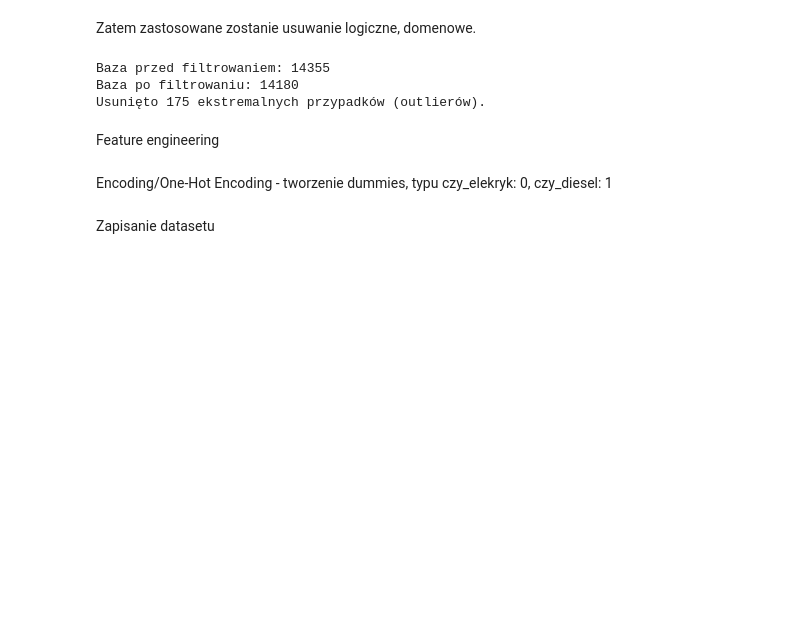
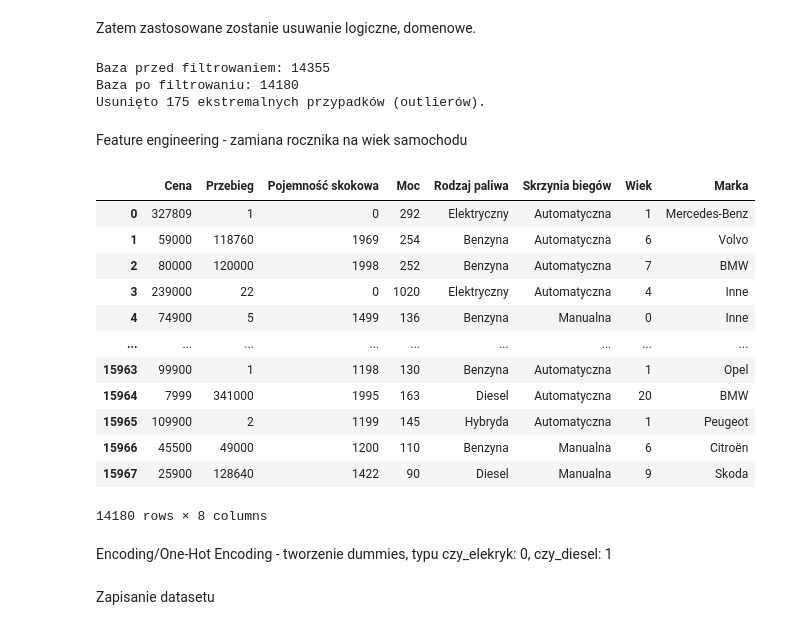
Before and after one commit to szymon-muszynski/car-price-predictor, a Jupyter notebook: data_cleaning.ipynb, the cells around one changed output. Cells and saved outputs as stored; diff of their text form; code cells hidden in the pictures; blank space fills up the shorter version.

```diff
--- a/data_cleaning.ipynb
+++ b/data_cleaning.ipynb
@@ -207,6 +207,32 @@ Baza przed filtrowaniem: 14355
 Baza po filtrowaniu: 14180
 Usunięto 175 ekstremalnych przypadków (outlierów).
 # %% [markdown]
-Feature engineering
+Feature engineering - zamiana rocznika na wiek samochodu
+# %%
+import datetime
+df['Wiek'] = datetime.date.today().year - df['Rok produkcji']
+df['Marka'] = df['Tytuł'].str.split(' ').str[0]
+
+df = df.drop(columns=['Rok produkcji', 'Tytuł', 'URL'])
+
+czestotliwosc_marek = df['Marka'].value_counts()
+popularne_marki = czestotliwosc_marek[czestotliwosc_marek >= 30].index
+df.loc[~df['Marka'].isin(popularne_marki), 'Marka'] = 'Inne'
+
+df
+# %% [output]
+|  | Cena | Przebieg | Pojemność skokowa | Moc | Rodzaj paliwa | Skrzynia biegów | Wiek | Marka |
+| 0 | 327809 | 1 | 0 | 292 | Elektryczny | Automatyczna | 1 | Mercedes-Benz |
+| 1 | 59000 | 118760 | 1969 | 254 | Benzyna | Automatyczna | 6 | Volvo |
+| 2 | 80000 | 120000 | 1998 | 252 | Benzyna | Automatyczna | 7 | BMW |
+| 3 | 239000 | 22 | 0 | 1020 | Elektryczny | Automatyczna | 4 | Inne |
+| 4 | 74900 | 5 | 1499 | 136 | Benzyna | Manualna | 0 | Inne |
+| ... | ... | ... | ... | ... | ... | ... | ... | ... |
+| 15963 | 99900 | 1 | 1198 | 130 | Benzyna | Automatyczna | 1 | Opel |
+| 15964 | 7999 | 341000 | 1995 | 163 | Diesel | Automatyczna | 20 | BMW |
+| 15965 | 109900 | 2 | 1199 | 145 | Hybryda | Automatyczna | 1 | Peugeot |
+| 15966 | 45500 | 49000 | 1200 | 110 | Benzyna | Manualna | 6 | Citroën |
+| 15967 | 25900 | 128640 | 1422 | 90 | Diesel | Manualna | 9 | Skoda |
+14180 rows × 8 columns
 # %% [markdown]
 Encoding/One-Hot Encoding - tworzenie dummies, typu czy_elekryk: 0, czy_diesel: 1
```
Also changed, not shown: parts of 2 cells of this notebook.
